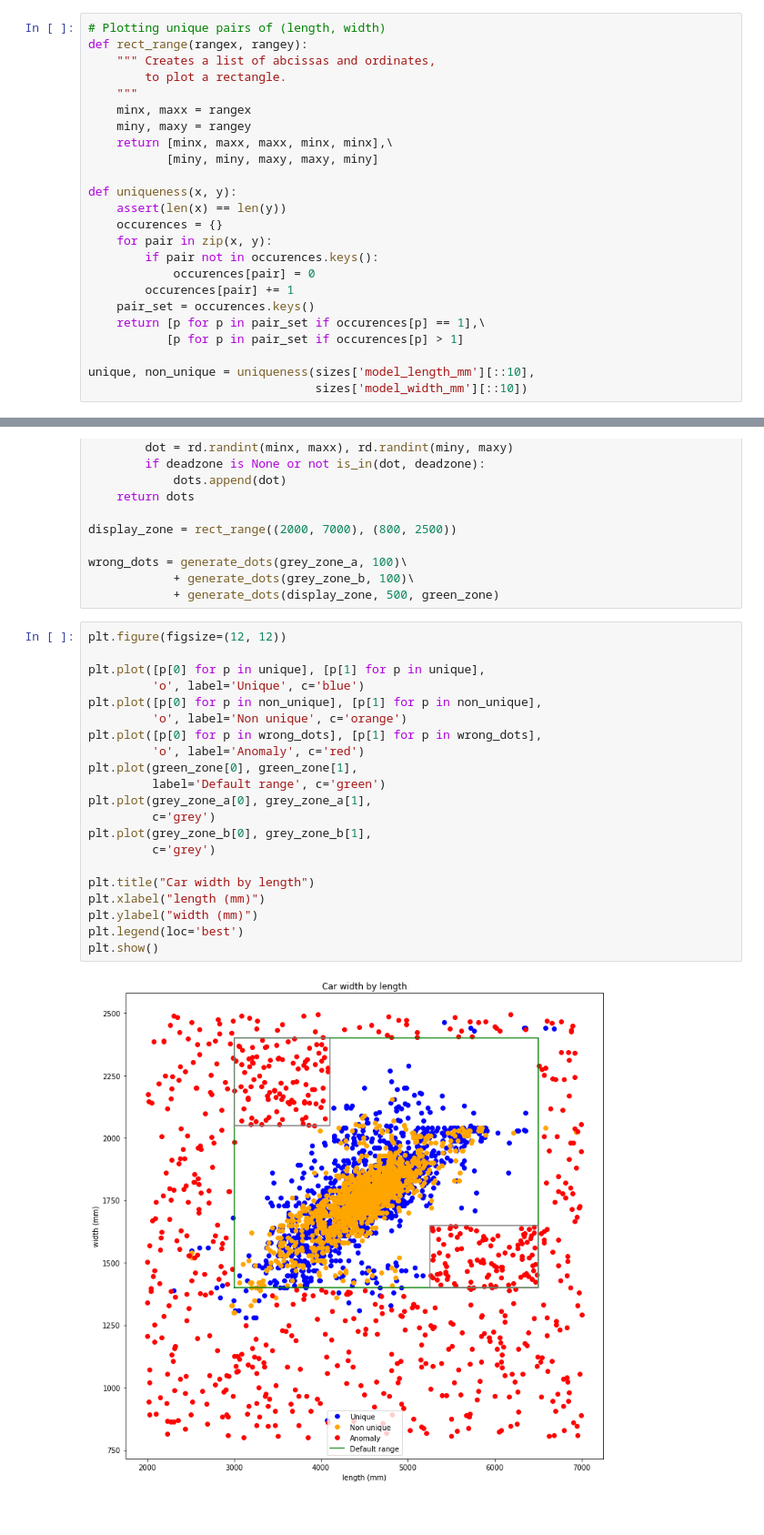
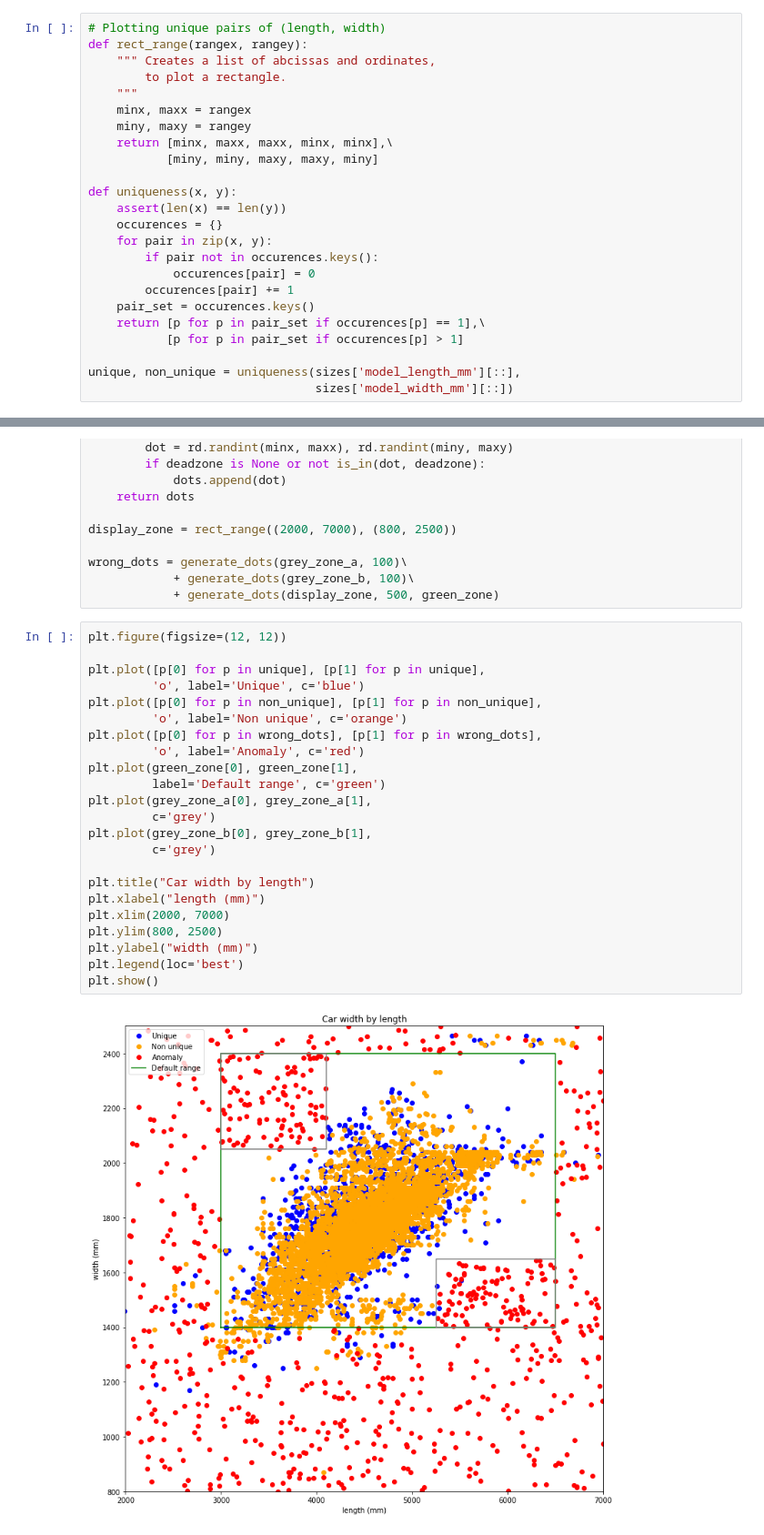
Before and after one commit to ychalier/anomaly, a Jupyter notebook: cars.ipynb, the cells around one changed output, grey strips where cells are left out. Shown: that part at 91% size. Drawn from its saved outputs; the diff is of its cells as text.

```diff
--- a/cars.ipynb
+++ b/cars.ipynb
@@ -39,8 +39,8 @@ def uniqueness(x, y):
     return [p for p in pair_set if occurences[p] == 1],\
            [p for p in pair_set if occurences[p] > 1]
 
-unique, non_unique = uniqueness(sizes['model_length_mm'][::10],
-                                sizes['model_width_mm'][::10])
+unique, non_unique = uniqueness(sizes['model_length_mm'][::],
+                                sizes['model_width_mm'][::])
 # %%
 green_zone = rect_range((3000, 6500), (1400, 2400))
 grey_zone_a = rect_range((3000, 4100), (2050, 2400))
@@ -97,23 +99,25 @@ wrong_dots = generate_dots(grey_zone_a, 100)\
 # %%
 plt.figure(figsize=(12, 12))
 
 plt.plot([p[0] for p in unique], [p[1] for p in unique],
          'o', label='Unique', c='blue')
 plt.plot([p[0] for p in non_unique], [p[1] for p in non_unique],
          'o', label='Non unique', c='orange')
 plt.plot([p[0] for p in wrong_dots], [p[1] for p in wrong_dots],
          'o', label='Anomaly', c='red')
 plt.plot(green_zone[0], green_zone[1],
          label='Default range', c='green')
 plt.plot(grey_zone_a[0], grey_zone_a[1],
          c='grey')
 plt.plot(grey_zone_b[0], grey_zone_b[1],
          c='grey')
 
 plt.title("Car width by length")
 plt.xlabel("length (mm)")
+plt.xlim(2000, 7000)
+plt.ylim(800, 2500)
 plt.ylabel("width (mm)")
 plt.legend(loc='best')
 plt.show()
 # %% [output]
-[figure, old version]
+[figure, new version]
```
Also changed, not shown: parts of 3 cells of this notebook.
